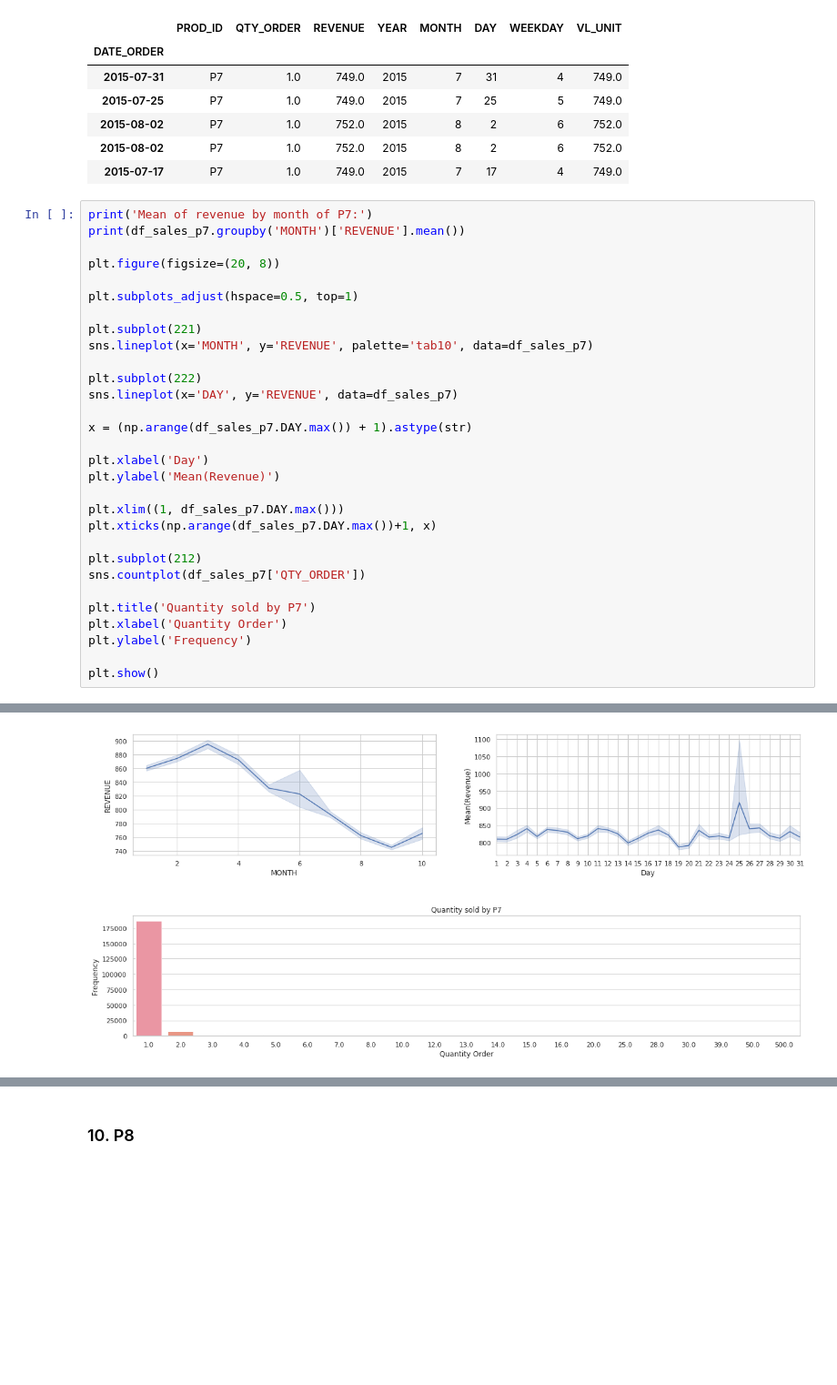
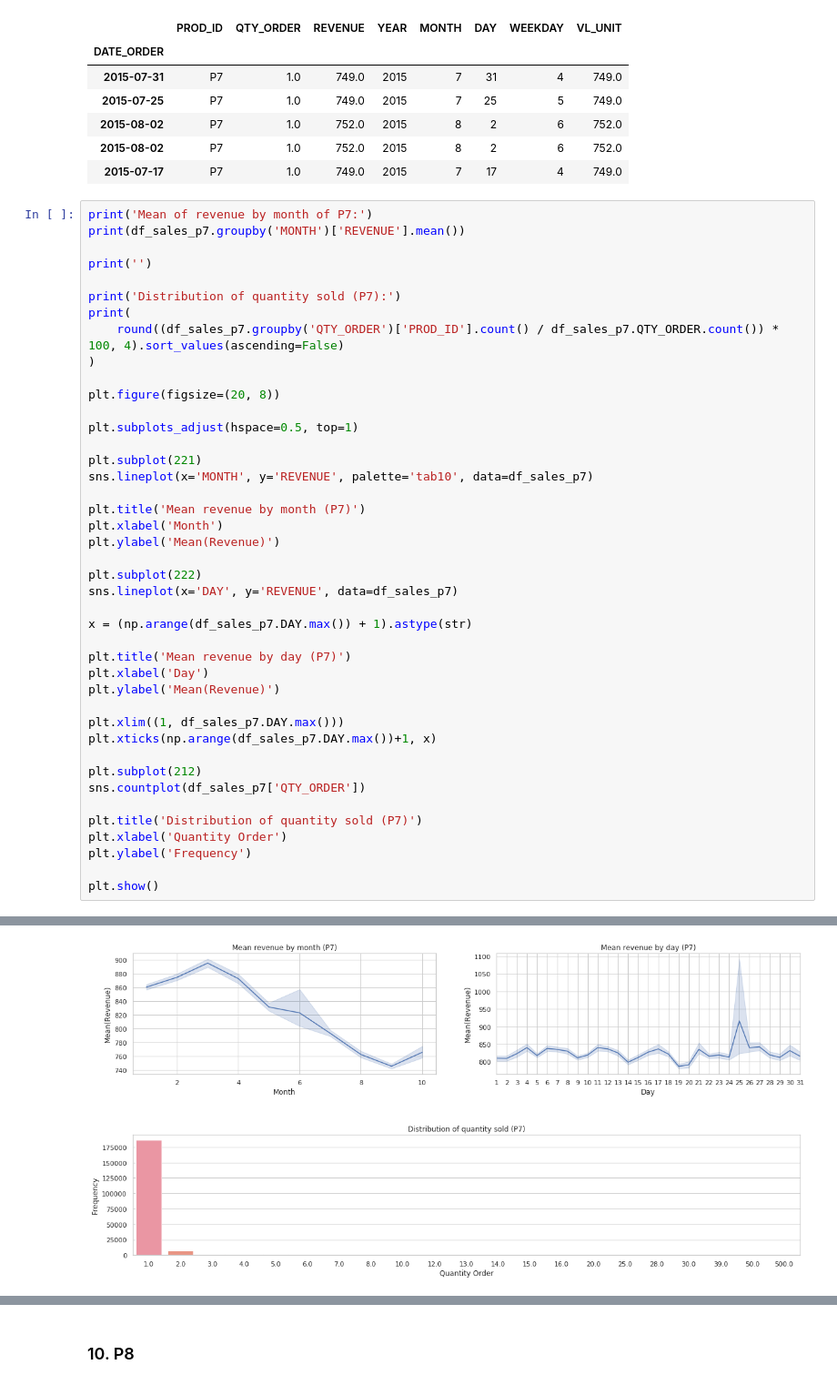
Before and after one commit to lsnascimento/challenge, a Jupyter notebook: work.ipynb, the cells around one changed output, grey strips where cells are left out. Shown at 91% size. Saved outputs shown, nothing was run; the diff lists cells and outputs as text; blank space fills up the shorter version.

```diff
--- a/work.ipynb
+++ b/work.ipynb
@@ -855,6 +878,13 @@ df_sales_p7.head()
 # %%
 print('Mean of revenue by month of P7:')
 print(df_sales_p7.groupby('MONTH')['REVENUE'].mean())
+
+print('')
+
+print('Distribution of quantity sold (P7):')
+print(
+    round((df_sales_p7.groupby('QTY_ORDER')['PROD_ID'].count() / df_sales_p7.QTY_ORDER.count()) * 100, 4).sort_values(ascending=False)
+)
 
 plt.figure(figsize=(20, 8))
 
@@ -863,11 +893,16 @@ plt.subplots_adjust(hspace=0.5, top=1)
 plt.subplot(221)
 sns.lineplot(x='MONTH', y='REVENUE', palette='tab10', data=df_sales_p7)
 
+plt.title('Mean revenue by month (P7)')
+plt.xlabel('Month')
+plt.ylabel('Mean(Revenue)')
+
 plt.subplot(222)
 sns.lineplot(x='DAY', y='REVENUE', data=df_sales_p7)
 
 x = (np.arange(df_sales_p7.DAY.max()) + 1).astype(str)
 
+plt.title('Mean revenue by day (P7)')
 plt.xlabel('Day')
 plt.ylabel('Mean(Revenue)')
 
@@ -877,7 +912,7 @@ plt.xticks(np.arange(df_sales_p7.DAY.max())+1, x)
 plt.subplot(212)
 sns.countplot(df_sales_p7['QTY_ORDER'])
 
-plt.title('Quantity sold by P7')
+plt.title('Distribution of quantity sold (P7)')
 plt.xlabel('Quantity Order')
 plt.ylabel('Frequency')
 
@@ -899 +938 @@ Name: REVENUE, dtype: float64
-[figure, old version]
+[figure, new version]
```
Also changed, not shown: parts of 13 cells of this notebook.
